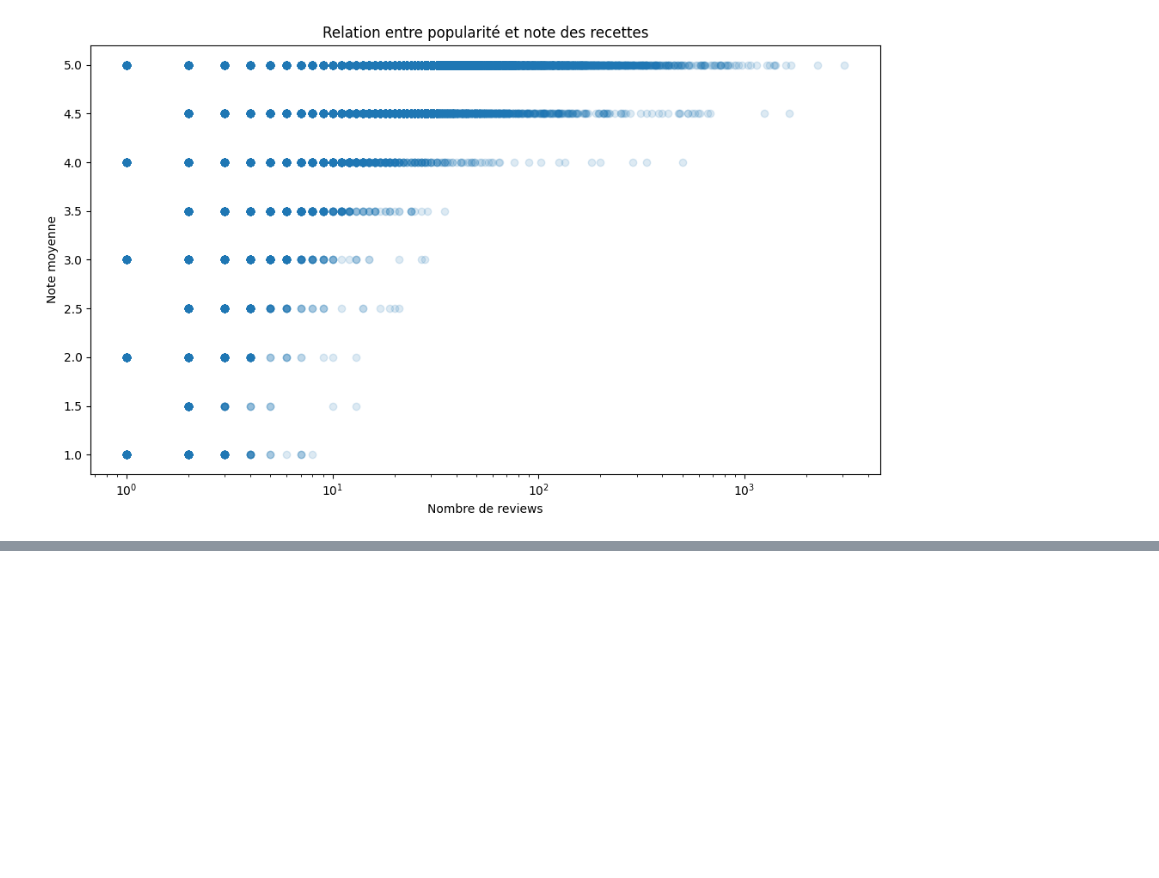
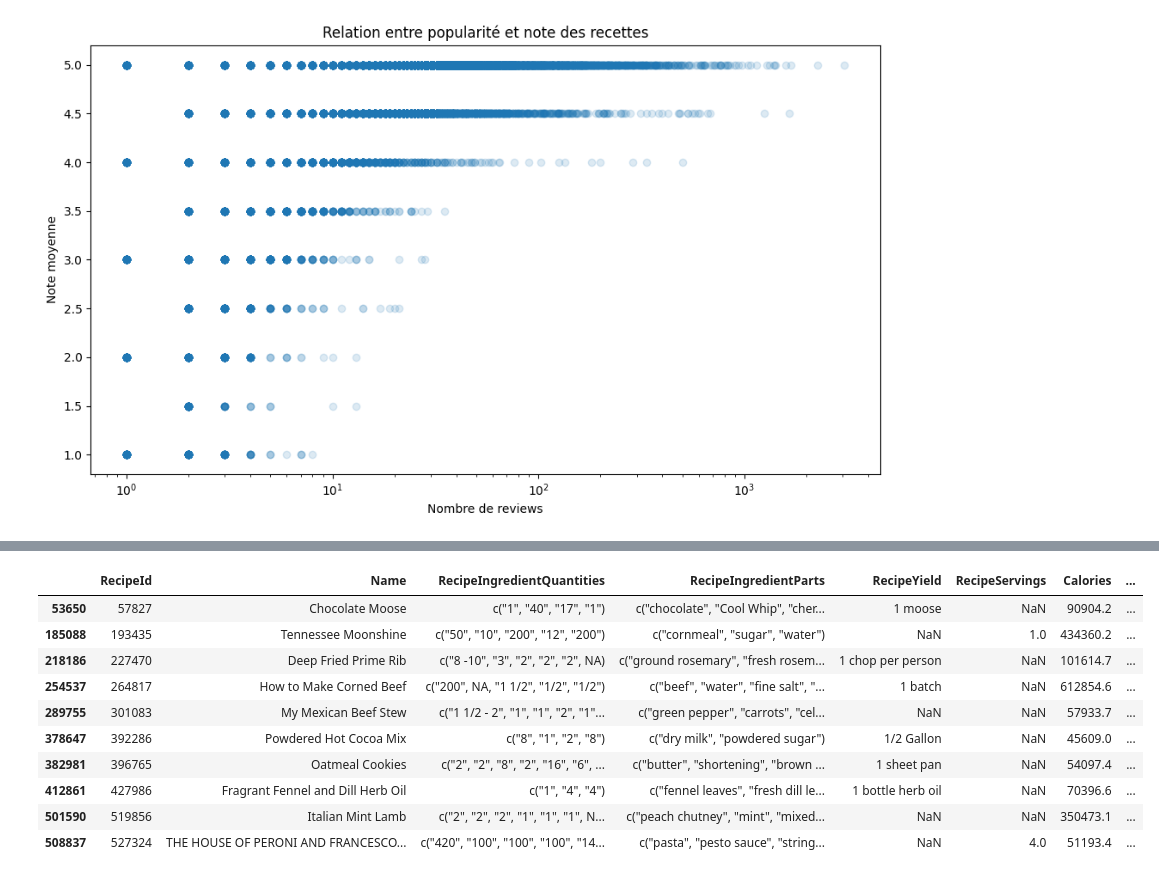
Before and after one commit to BejaouiChaima/adaptive-recipe-copilot, a Jupyter notebook: notebooks/01_eda_recipes.ipynb, the cells around one changed output, grey strips where cells are left out. Saved outputs shown, nothing was run; the diff lists cells and outputs as text; code cells hidden in the pictures; blank space fills up the shorter version.

```diff
--- a/notebooks/01_eda_recipes.ipynb
+++ b/notebooks/01_eda_recipes.ipynb
@@ -394,0 +620,62 @@ plt.show()
+# %%
+
+import pandas as pd
+
+DATA_PATH = "../data/raw/recipes.csv"
+
+columns = [
+    "RecipeId",
+    "Name",
+    "RecipeIngredientQuantities",
+    "RecipeIngredientParts",
+    "RecipeInstructions",
+    "RecipeYield",
+    "RecipeServings",
+    "Calories",
+    "FatContent",
+    "ProteinContent",
+    "CarbohydrateContent",
+    "SugarContent"
+]
+
+ids_to_check = [264817, 193435, 519856, 227470, 57827,
+                427986, 301083, 396765, 527324, 392286]
+
+recipes_to_check = pd.read_csv(
+    DATA_PATH,
+    usecols=columns
+)
+
+recipes_to_check = recipes_to_check[
+    recipes_to_check["RecipeId"].isin(ids_to_check)
+]
+
+display(
+    recipes_to_check[
+        [
+            "RecipeId",
+            "Name",
+            "RecipeIngredientQuantities",
+            "RecipeIngredientParts",
+            "RecipeYield",
+            "RecipeServings",
+            "Calories",
+            "FatContent",
+            "ProteinContent",
+            "CarbohydrateContent",
+            "SugarContent"
+        ]
+    ]
+)
+# %% [output]
+|  | RecipeId | Name | RecipeIngredientQuantities | RecipeIngredientParts | RecipeYield | RecipeServings | Calories | ... |
+| 53650 | 57827 | Chocolate Moose | c("1", "40", "17", "1") | c("chocolate", "Cool Whip", "cher... | 1 moose | NaN | 90904.2 | ... |
+| 185088 | 193435 | Tennessee Moonshine | c("50", "10", "200", "12", "200") | c("cornmeal", "sugar", "water") | NaN | 1.0 | 434360.2 | ... |
+| 218186 | 227470 | Deep Fried Prime Rib | c("8 -10", "3", "2", "2", "2", NA) | c("ground rosemary", "fresh rosem... | 1 chop per person | NaN | 101614.7 | ... |
+| 254537 | 264817 | How to Make Corned Beef | c("200", NA, "1 1/2", "1/2", "1/2") | c("beef", "water", "fine salt", "... | 1 batch | NaN | 612854.6 | ... |
+| 289755 | 301083 | My Mexican Beef Stew | c("1 1/2 - 2", "1", "1", "2", "1"... | c("green pepper", "carrots", "cel... | NaN | NaN | 57933.7 | ... |
+| 378647 | 392286 | Powdered Hot Cocoa Mix | c("8", "1", "2", "8") | c("dry milk", "powdered sugar") | 1/2 Gallon | NaN | 45609.0 | ... |
+| 382981 | 396765 | Oatmeal Cookies | c("2", "2", "8", "2", "16", "6", ... | c("butter", "shortening", "brown ... | 1 sheet pan | NaN | 54097.4 | ... |
+| 412861 | 427986 | Fragrant Fennel and Dill Herb Oil | c("1", "4", "4") | c("fennel leaves", "fresh dill le... | 1 bottle herb oil | NaN | 70396.6 | ... |
+| 501590 | 519856 | Italian Mint Lamb | c("2", "2", "2", "1", "1", "1", N... | c("peach chutney", "mint", "mixed... | NaN | NaN | 350473.1 | ... |
+| 508837 | 527324 | THE HOUSE OF PERONI AND FRANCESCO... | c("420", "100", "100", "100", "14... | c("pasta", "pesto sauce", "string... | NaN | 4.0 | 51193.4 | ... |
```
Also changed, not shown: parts of 11 cells of this notebook, 3 other files.
